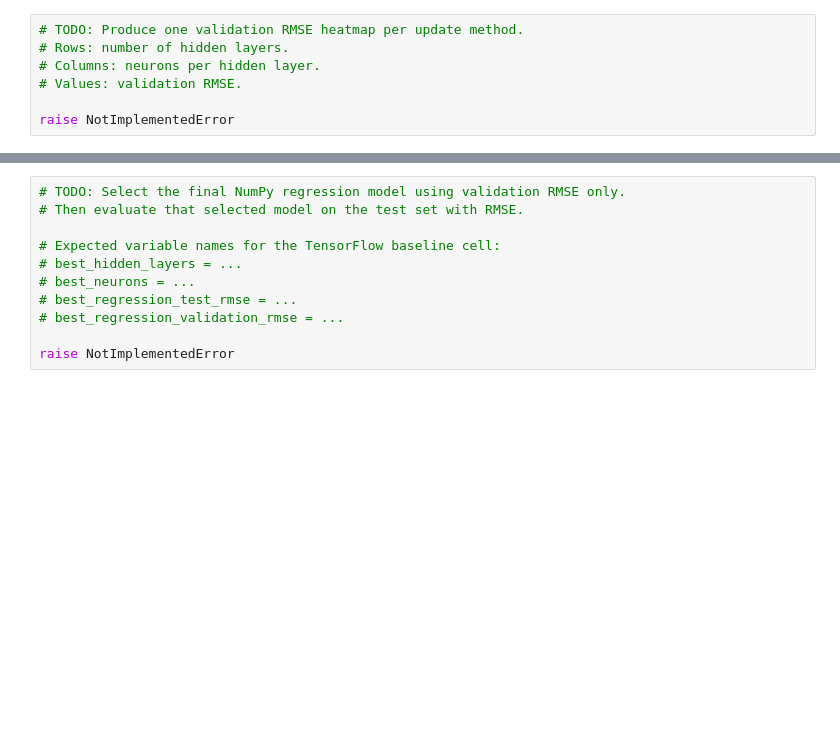
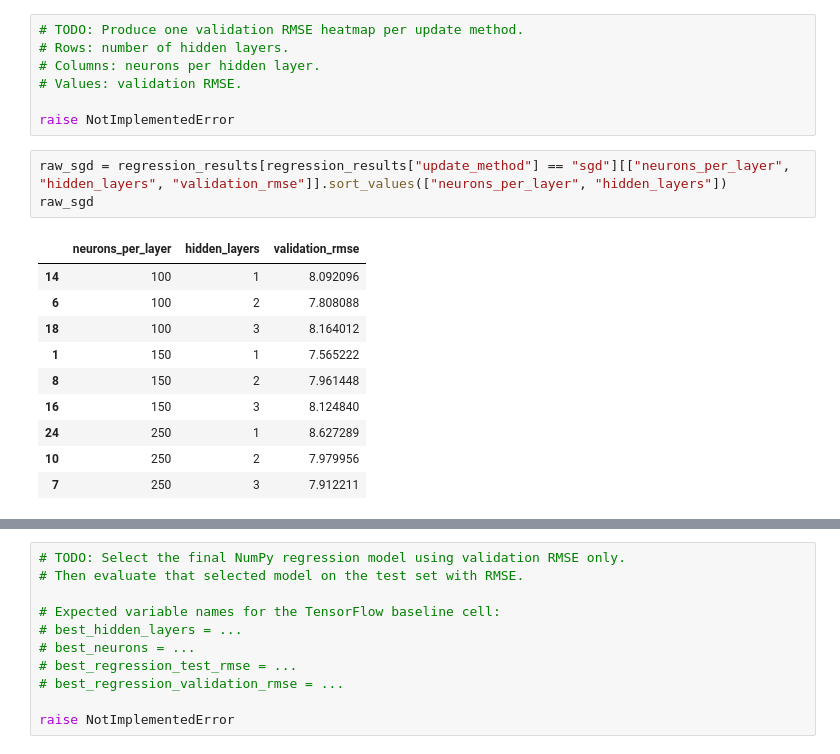
Before and after one commit to davi-dressler/fgv_tacd, a Jupyter notebook: fgv-class-2026-tarefa-3/Tarefa_3_template.ipynb, the cells around one changed output, grey strips where cells are left out. Saved outputs shown, nothing was run; the diff lists cells and outputs as text; blank space fills up the shorter version.

```diff
--- a/fgv-class-2026-tarefa-3/Tarefa_3_template.ipynb
+++ b/fgv-class-2026-tarefa-3/Tarefa_3_template.ipynb
@@ -631,3 +644,17 @@ Text(0, 0.5, 'RMSE')
 # Values: validation RMSE.
 
 raise NotImplementedError
+# %%
+raw_sgd = regression_results[regression_results["update_method"] == "sgd"][["neurons_per_layer", "hidden_layers", "validation_rmse"]].sort_values(["neurons_per_layer", "hidden_layers"])
+raw_sgd
+# %% [output]
+|  | neurons_per_layer | hidden_layers | validation_rmse |
+| 14 | 100 | 1 | 8.092096 |
+| 6 | 100 | 2 | 7.808088 |
+| 18 | 100 | 3 | 8.164012 |
+| 1 | 150 | 1 | 7.565222 |
+| 8 | 150 | 2 | 7.961448 |
+| 16 | 150 | 3 | 8.124840 |
+| 24 | 250 | 1 | 8.627289 |
+| 10 | 250 | 2 | 7.979956 |
+| 7 | 250 | 3 | 7.912211 |
```
Also changed, not shown: parts of 17 cells of this notebook.
